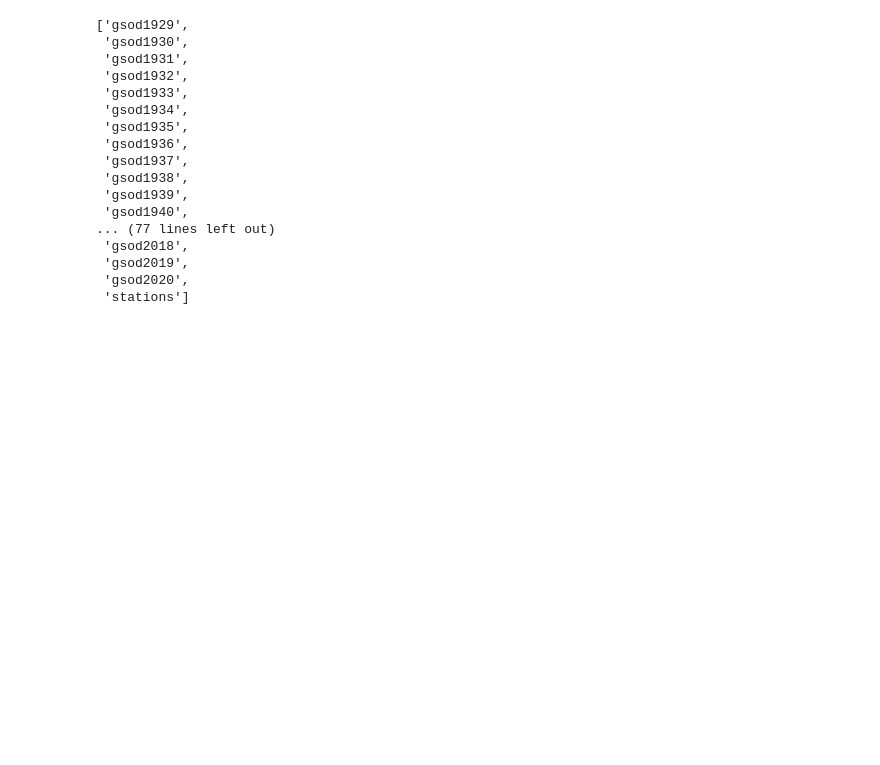
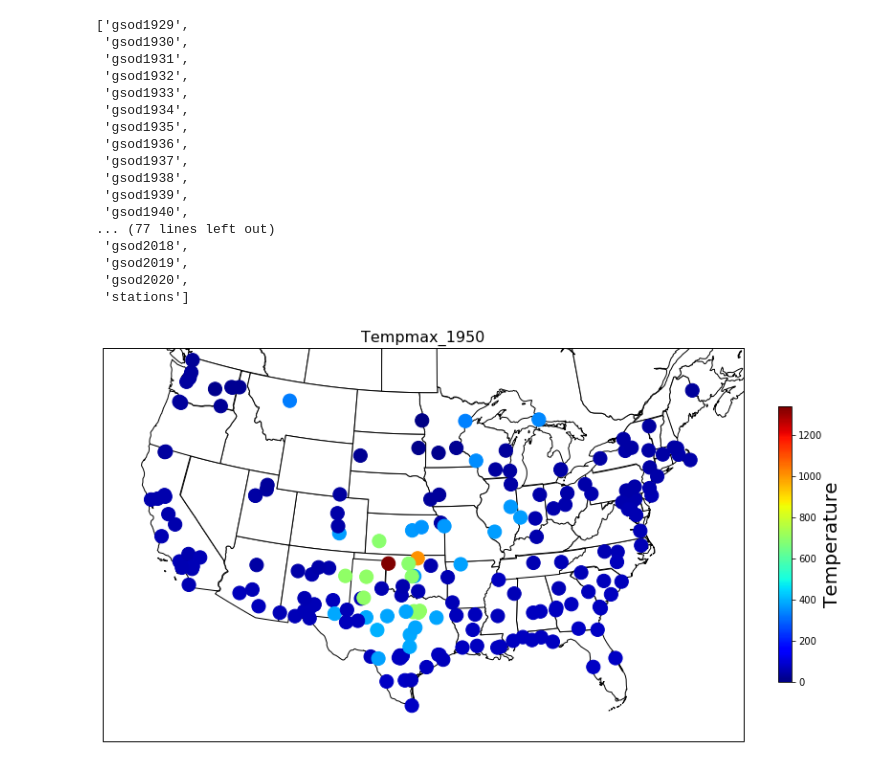
Before and after one commit to dheligman/climate, a Jupyter notebook: noaa_gsod_DMH.ipynb, the cells around one changed output. Cells and saved outputs as stored; diff of their text form; code cells hidden in the pictures; blank space fills up the shorter version.

```diff
--- a/noaa_gsod_DMH.ipynb
+++ b/noaa_gsod_DMH.ipynb
@@ -74,6 +75,25 @@ def gsodquery(year):
                 mo
         """
     return query
+# %%
+def gsodquerymax(year):
+    var2 = 'bigquery-public-data.noaa_gsod.gsod'+str(year)
+    query = f"""
+            SELECT
+                stn AS Station_number,
+                year AS Year,
+                mo AS Month,
+                AVG(max) as Max_temp
+            FROM
+                {var2}
+            WHERE
+                Stn in {var}
+            GROUP BY
+                stn,
+                year,
+                mo
+        """
+    return query
 # %%
 var = tuple(stations.Station_number)
 # %%
@@ -86,6 +106,8 @@ gsod1990 = noaa_gsod.query_to_pandas_safe(gsodquery(1990), max_gb_scanned=10)
 gsod2000 = noaa_gsod.query_to_pandas_safe(gsodquery(2000), max_gb_scanned=10)
 # %%
 gsod2020 = noaa_gsod.query_to_pandas_safe(gsodquery(2020), max_gb_scanned=10)
+# %%
+gsod2020max = noaa_gsod.query_to_pandas_safe(gsodquerymax(1950), max_gb_scanned=10)
 # %%
 def latlong(gsod,stations):
 
@@ -120,0 +163,8 @@ def mapplot(df,title):
+# %%
+gsod2020llmax = latlong(gsod2020max,stations)
+# %%
+gsod2020m1max = gsod2020llmax.loc[gsod2020llmax.Month == '01']
+# %%
+mapplot(gsod2020m1max,'Tempmax_1950','Max_temp')
+# %% [output]
+[figure, added]
```
Also changed, not shown: parts of 9 cells of this notebook, 3 other files.
